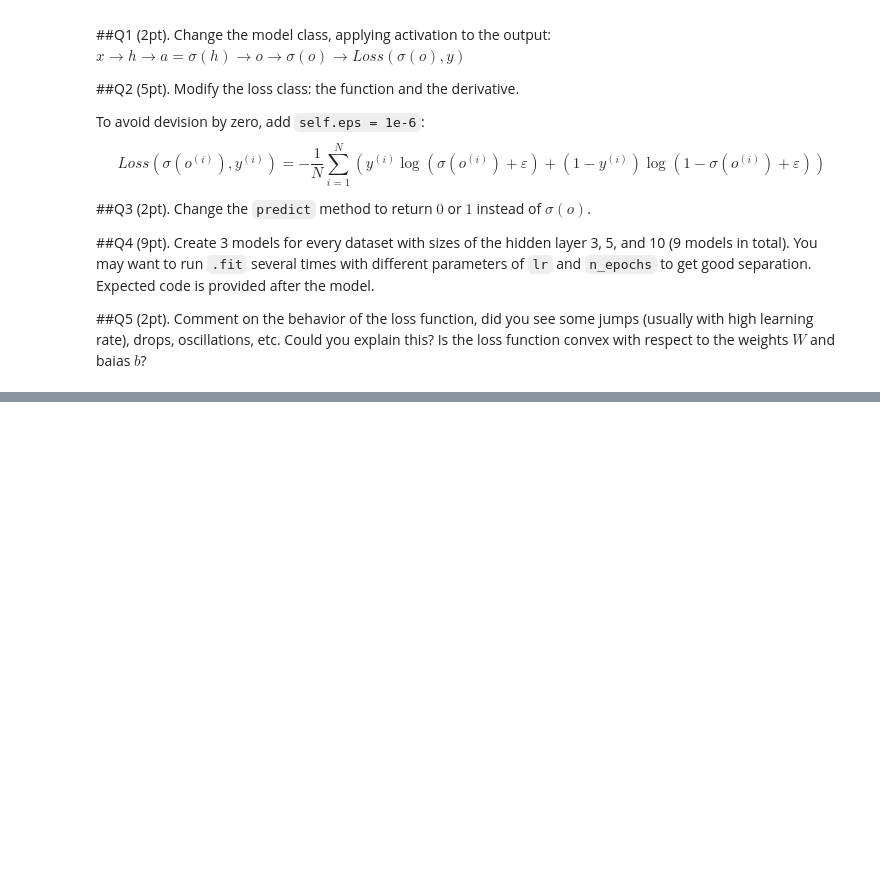
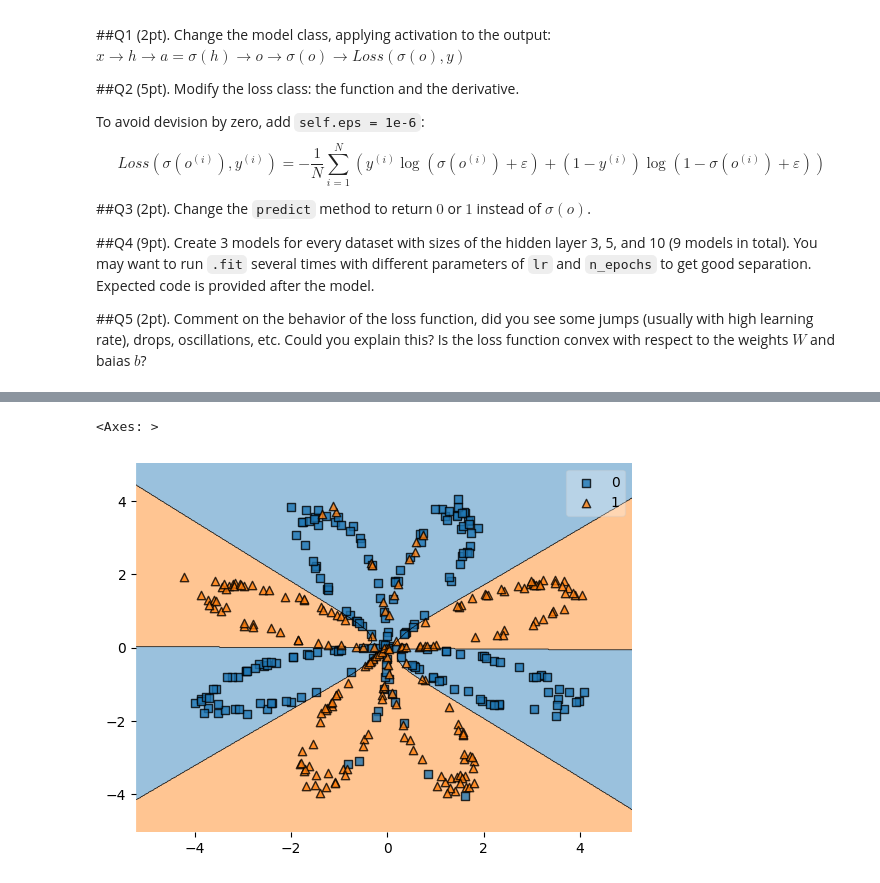
Before and after one commit to YKhalitov/College-Projects, a Jupyter notebook: RIT-Projects/Machine Learning - CSCI 335/HW9.ipynb, the cells around one changed output, grey strips where cells are left out. Cells and saved outputs as stored; diff of their text form; code cells hidden in the pictures; blank space fills up the shorter version.

```diff
--- a/RIT-Projects/Machine Learning - CSCI 335/HW9.ipynb
+++ b/RIT-Projects/Machine Learning - CSCI 335/HW9.ipynb
@@ -146,2 +191,5 @@ class MyNN():
 # %%
-#plot_decision_regions(x,y.reshape(-1,),model_1)
+plot_decision_regions(x,y.reshape(-1,),model_1)
+# %% [output]
+<Axes: >
+[figure, added]
```
Also changed, not shown: parts of 9 cells of this notebook.
